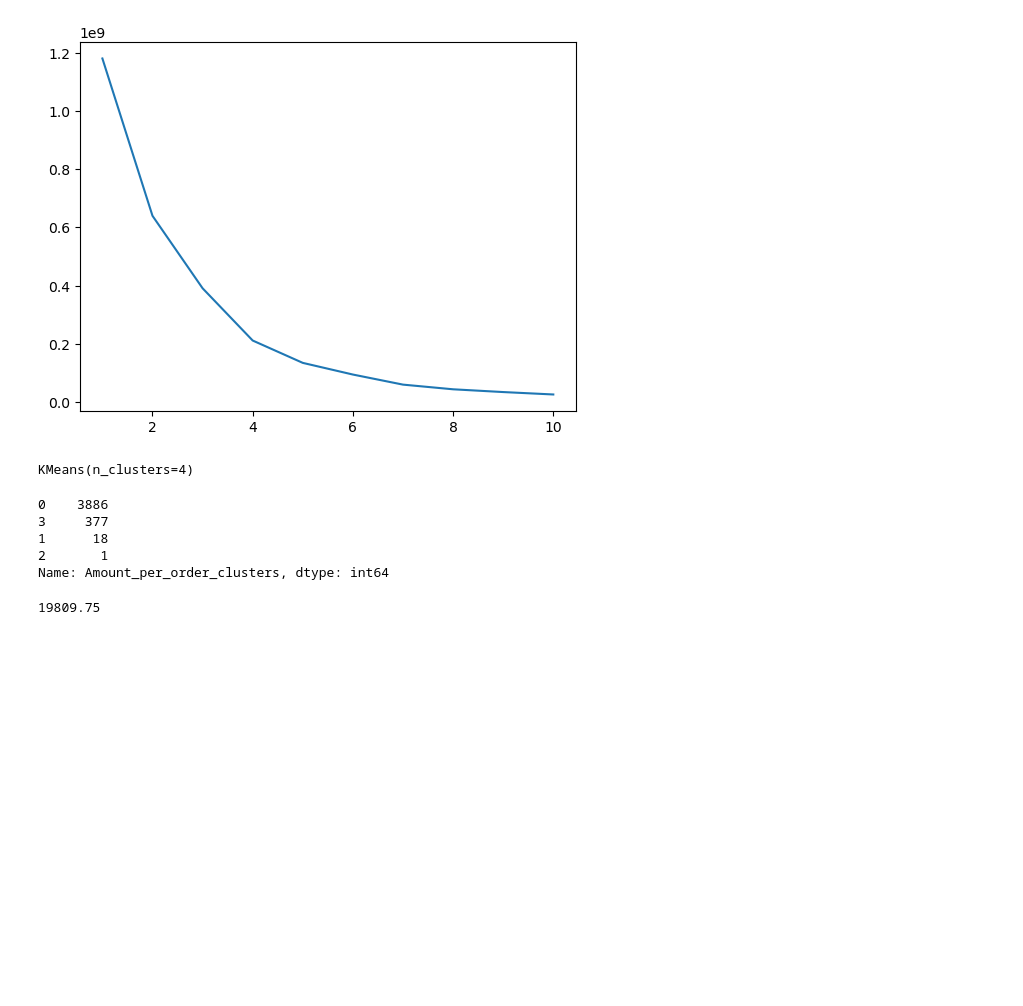
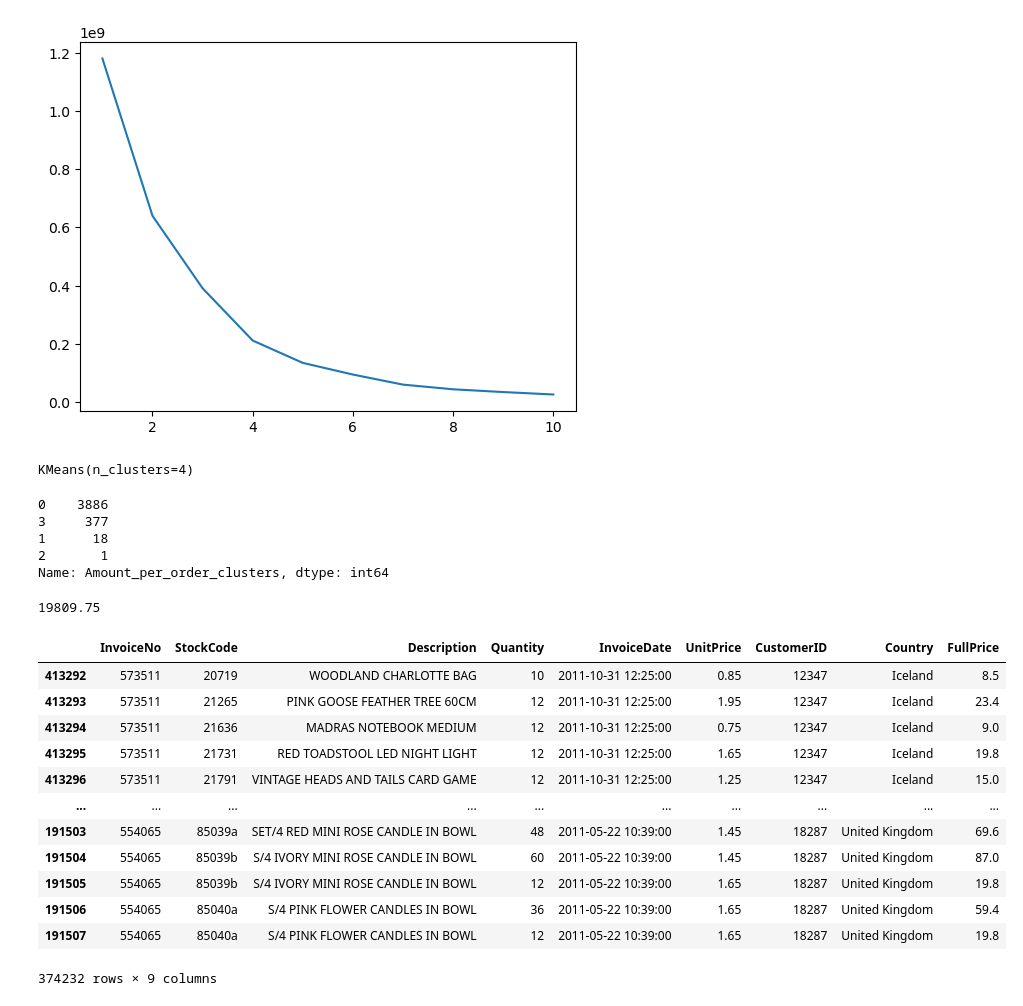
Before and after one commit to gregi12/e-commerce_analysis, a Jupyter notebook: exploratory_analysis.ipynb, the cells around one changed output. Saved outputs shown, nothing was run; the diff lists cells and outputs as text; code cells hidden in the pictures; blank space fills up the shorter version.

Commit message:
discovering which customers haven't made a purchase in alst 30 days to reactivate them, maybe send some email etc.

```diff
--- a/exploratory_analysis.ipynb
+++ b/exploratory_analysis.ipynb
@@ -802,0 +816,16 @@ df2[df2['Amount_per_order_clusters']==2]['Amount_Spent_per_order'].max()
+# %%
+orders.query('CustomerID!=0').sort_values(by=['CustomerID','InvoiceDate'],ascending=[True,False])
+# %% [output]
+|  | InvoiceNo | StockCode | Description | Quantity | InvoiceDate | UnitPrice | CustomerID | Country | FullPrice |
+| 413292 | 573511 | 20719 | WOODLAND CHARLOTTE BAG | 10 | 2011-10-31 12:25:00 | 0.85 | 12347 | Iceland | 8.5 |
+| 413293 | 573511 | 21265 | PINK GOOSE FEATHER TREE 60CM | 12 | 2011-10-31 12:25:00 | 1.95 | 12347 | Iceland | 23.4 |
+| 413294 | 573511 | 21636 | MADRAS NOTEBOOK MEDIUM | 12 | 2011-10-31 12:25:00 | 0.75 | 12347 | Iceland | 9.0 |
+| 413295 | 573511 | 21731 | RED TOADSTOOL LED NIGHT LIGHT | 12 | 2011-10-31 12:25:00 | 1.65 | 12347 | Iceland | 19.8 |
+| 413296 | 573511 | 21791 | VINTAGE HEADS AND TAILS CARD GAME | 12 | 2011-10-31 12:25:00 | 1.25 | 12347 | Iceland | 15.0 |
+| ... | ... | ... | ... | ... | ... | ... | ... | ... | ... |
+| 191503 | 554065 | 85039a | SET/4 RED MINI ROSE CANDLE IN BOWL | 48 | 2011-05-22 10:39:00 | 1.45 | 18287 | United Kingdom | 69.6 |
+| 191504 | 554065 | 85039b | S/4 IVORY MINI ROSE CANDLE IN BOWL | 60 | 2011-05-22 10:39:00 | 1.45 | 18287 | United Kingdom | 87.0 |
+| 191505 | 554065 | 85039b | S/4 IVORY MINI ROSE CANDLE IN BOWL | 12 | 2011-05-22 10:39:00 | 1.65 | 18287 | United Kingdom | 19.8 |
+| 191506 | 554065 | 85040a | S/4 PINK FLOWER CANDLES IN BOWL | 36 | 2011-05-22 10:39:00 | 1.65 | 18287 | United Kingdom | 59.4 |
+| 191507 | 554065 | 85040a | S/4 PINK FLOWER CANDLES IN BOWL | 12 | 2011-05-22 10:39:00 | 1.65 | 18287 | United Kingdom | 19.8 |
+374232 rows × 9 columns
```
Also changed, not shown: parts of 6 cells of this notebook.
